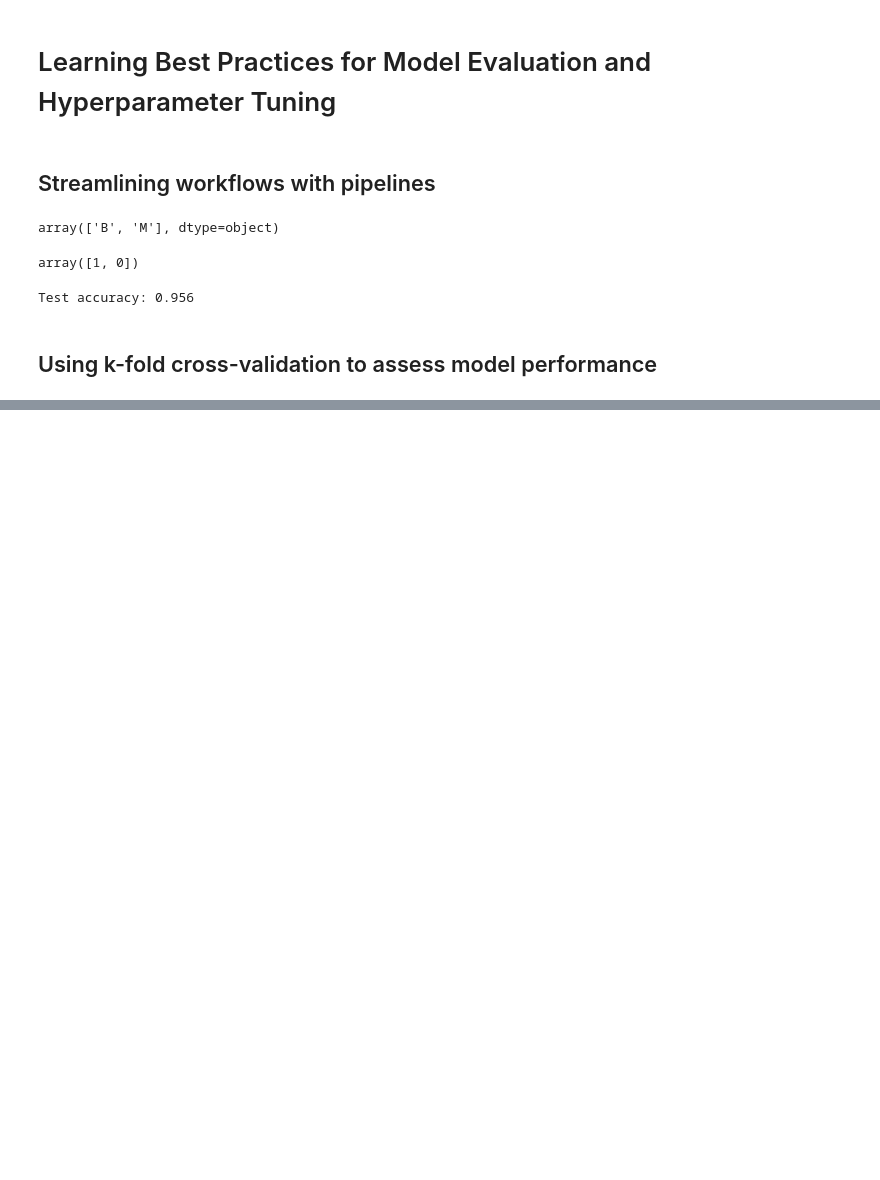
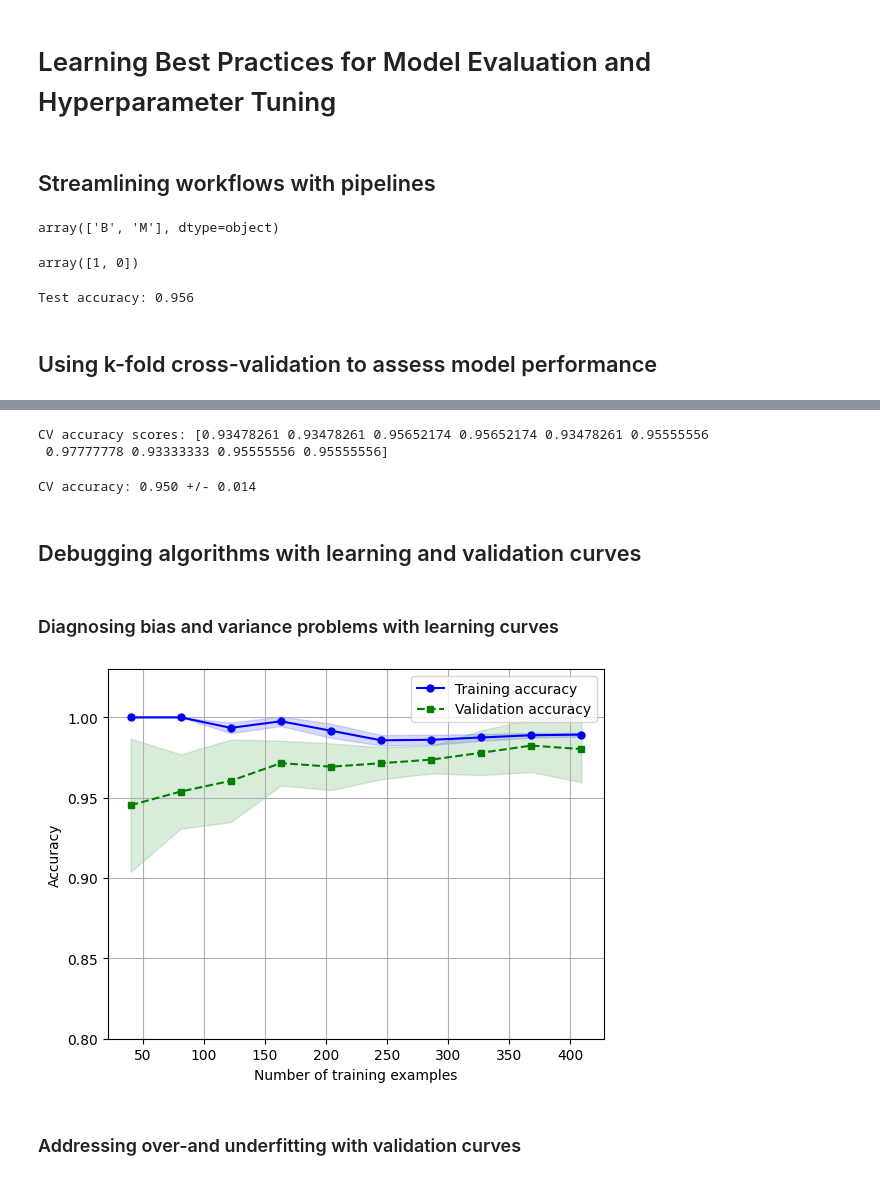
Before and after one commit to JPL-JUNO/Machine-Learning, a Jupyter notebook: MLPS/Codes/Ch06/Codes6-1.ipynb, the cells around one changed output, grey strips where cells are left out. Saved outputs shown, nothing was run; the diff lists cells and outputs as text; code cells hidden in the pictures; blank space fills up the shorter version.

Commit message:
learning curve and validation curve

```diff
--- a/MLPS/Codes/Ch06/Codes6-1.ipynb
+++ b/MLPS/Codes/Ch06/Codes6-1.ipynb
@@ -55,0 +81,48 @@ Test accuracy: 0.956
+# %%
+from sklearn.model_selection import cross_val_score
+scores = cross_val_score(estimator=pipe_lr,
+                         X=X_train, y=y_train, cv=10, n_jobs=-1)
+print(f'CV accuracy scores: {scores}')
+# %% [output]
+CV accuracy scores: [0.93478261 0.93478261 0.95652174 0.95652174 0.93478261 0.95555556
+ 0.97777778 0.93333333 0.95555556 0.95555556]
+# %%
+print(f'CV accuracy: {np.mean(scores):.3f} +/- {np.std(scores):.3f}')
+# %% [output]
+CV accuracy: 0.950 +/- 0.014
+# %% [markdown]
+## Debugging algorithms with learning and validation curves
+# %% [markdown]
+### Diagnosing bias and variance problems with learning curves
+# %%
+import matplotlib.pyplot as plt
+from sklearn.model_selection import learning_curve
+
+pipe_lr = make_pipeline(StandardScaler(),
+                        LogisticRegression(penalty='l2', max_iter=10_000))
+train_sizes, train_scores, test_scores = learning_curve(estimator=pipe_lr,
+                                                        X=X_train, y=y_train, train_sizes=np.linspace(.1, 1.0, 10),
+                                                        cv=10, n_jobs=-1)
+# %%
+train_mean = np.mean(train_scores, axis=1)
+train_std = np.std(train_scores, axis=1)
+test_mean = np.mean(test_scores, axis=1)
+test_std = np.std(test_scores, axis=1)
+plt.plot(train_sizes, train_mean, color='blue', marker='o',
+         markersize=5, label='Training accuracy')
+plt.fill_between(train_sizes, train_mean + train_std, train_mean - train_std, alpha=.15, color='blue')
+plt.plot(train_sizes, test_mean, color='green', linestyle='--',
+         marker='s', markersize=5, label='Validation accuracy')
+plt.fill_between(train_sizes, test_mean + test_std,
+                 test_mean - test_std,
+                 alpha=.15, color='green')
+plt.grid()
+plt.xlabel('Number of training examples')
+plt.ylabel('Accuracy')
+plt.legend()
+plt.ylim([.8, 1.03])
+plt.show()
+# %% [output]
+[figure, added]
+# %% [markdown]
+### Addressing over-and underfitting with validation curves
```
Also changed, not shown: parts of 3 cells of this notebook.
